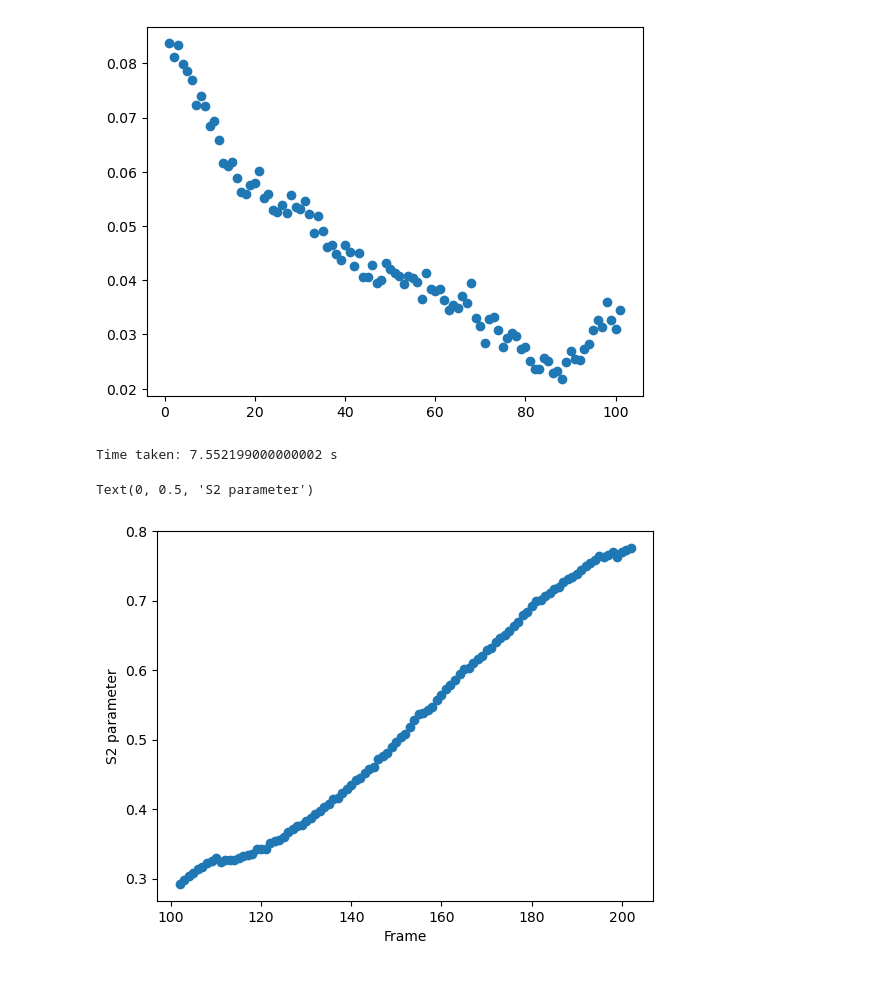
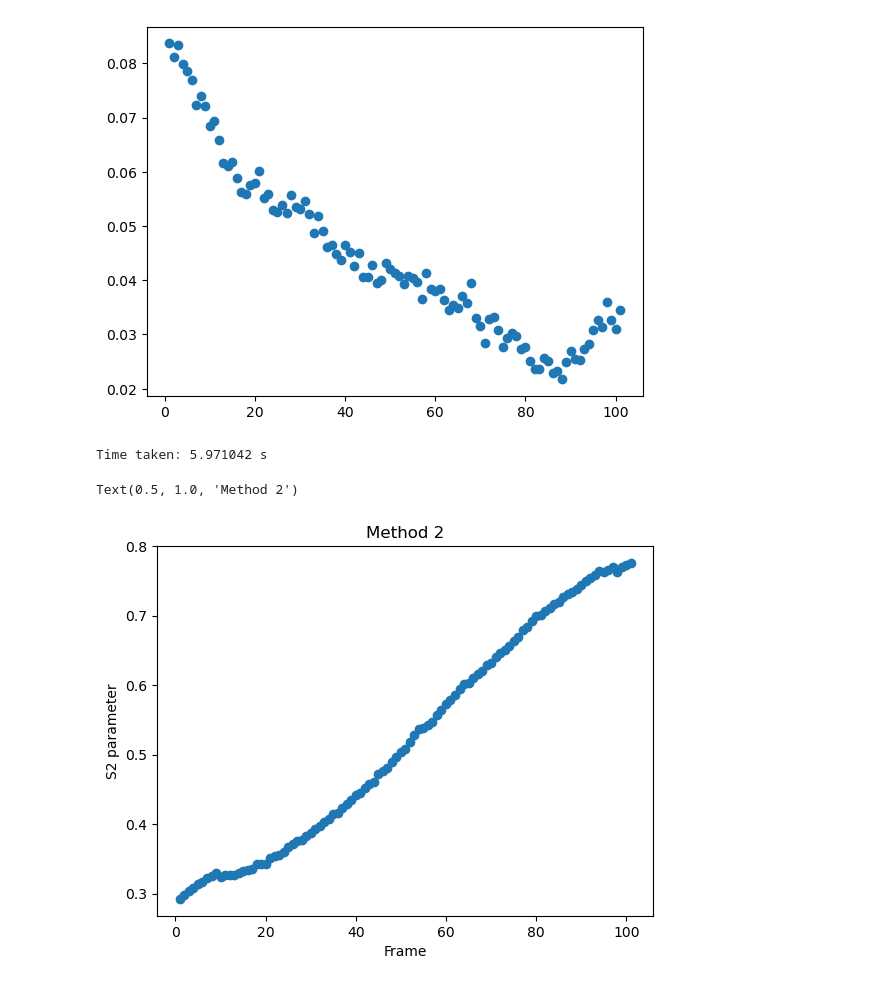
Before and after one commit to cmelab/SIC, a Jupyter notebook: preliminary-work/Problem.ipynb, the cells around one changed output. Saved outputs shown, nothing was run; the diff lists cells and outputs as text; code cells hidden in the pictures.

```diff
--- a/preliminary-work/Problem.ipynb
+++ b/preliminary-work/Problem.ipynb
@@ -72,10 +76,12 @@ plt.scatter(frames, orders)
 <matplotlib.collections.PathCollection at 0x...>
 [figure]
 # %%
+# METHOD 2
 orders = []
 frames = []
 # Starting timer to see how long this process takes
 start = time.process_time()
+count = 0
 # Iterate through every frame in the trajectory
 for frame in traj:
     count += 1
@@ -89,14 +95,15 @@ for frame in traj:
     orders.append(nematic.order)
 print("Time taken:", time.process_time() - start, "s")
 # %% [output]
-Time taken: 7.552199000000002 s
+Time taken: 5.971042 s
 # %%
 plt.scatter(frames, orders)
 plt.xlabel("Frame")
 plt.ylabel("S2 parameter")
+plt.title("Method 2")
 # %% [output]
-Text(0, 0.5, 'S2 parameter')
+Text(0.5, 1.0, 'Method 2')
-[figure, old version]
+[figure, new version]
 # %%
 # # FOR TINKERING
 # import gsd.hoomd
```
Also changed, not shown: parts of 3 cells of this notebook.
